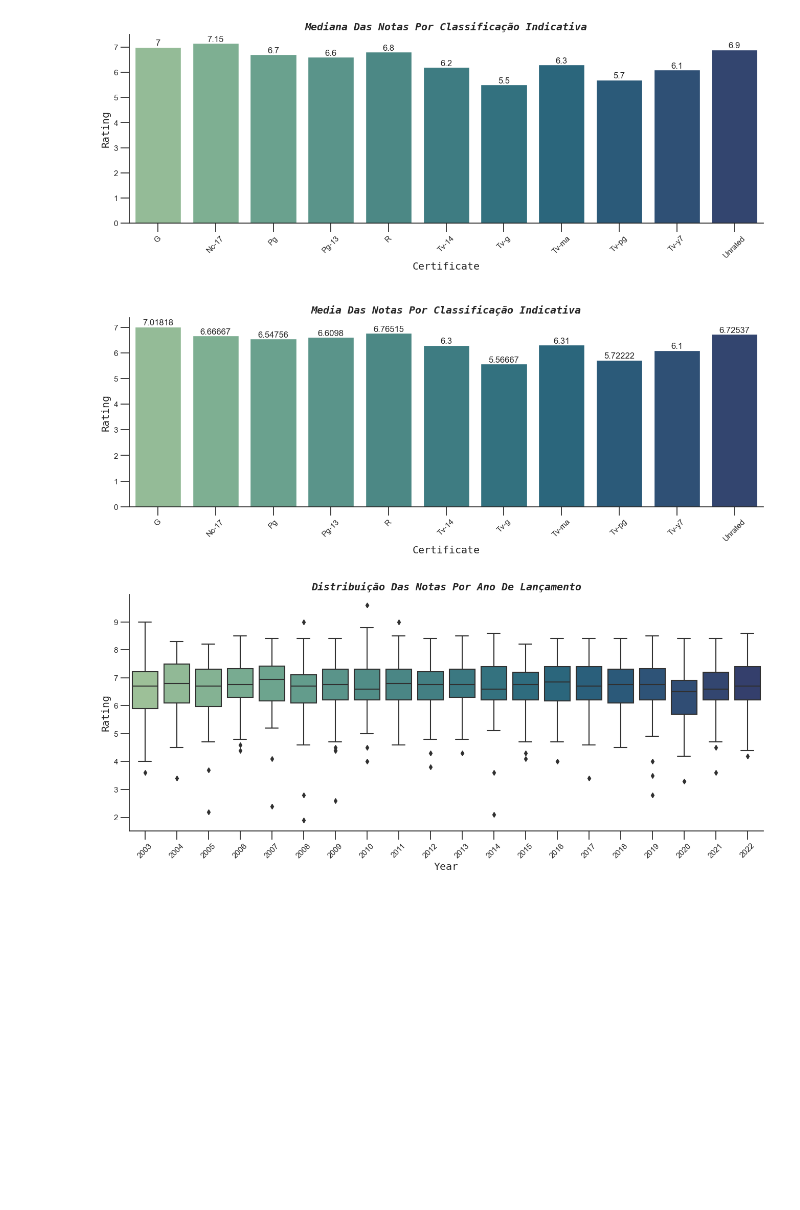
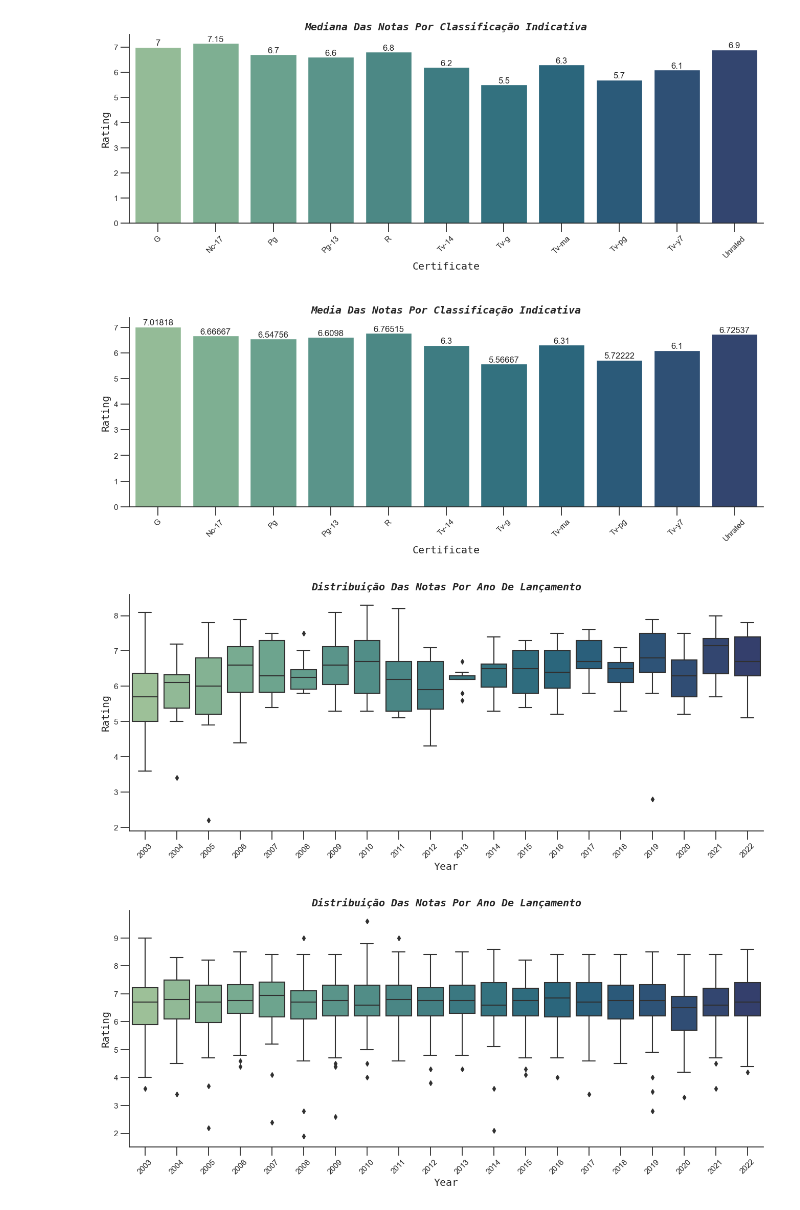
Before and after one commit to MatBrands/ADA-Exploratory_Data_Analysis, a Jupyter notebook: notebooks/edas/matheus.ipynb, the cells around one changed output. Drawn from its saved outputs; the diff is of its cells as text; code cells hidden in the pictures; blank space fills up the shorter version.

```diff
--- a/notebooks/edas/matheus.ipynb
+++ b/notebooks/edas/matheus.ipynb
@@ -534,6 +573,12 @@ plt.subplots_adjust(hspace=.5)
 plt.show()
 # %% [output]
 [figure]
+# %%
+fig, ax = plt.subplots(figsize=(16, 6))
+create_box(df_budget.query('profit_classification == "failure"'), ax, 'year', 'rating', 'Distribuição das notas por ano de lançamento')
+plt.show()
+# %% [output]
+[figure, added]
 # %%
 fig, ax = plt.subplots(figsize=(16, 6))
 create_box(df, ax, 'year', 'rating', 'Distribuição das notas por ano de lançamento')
```
Also changed, not shown: parts of 16 cells of this notebook.
